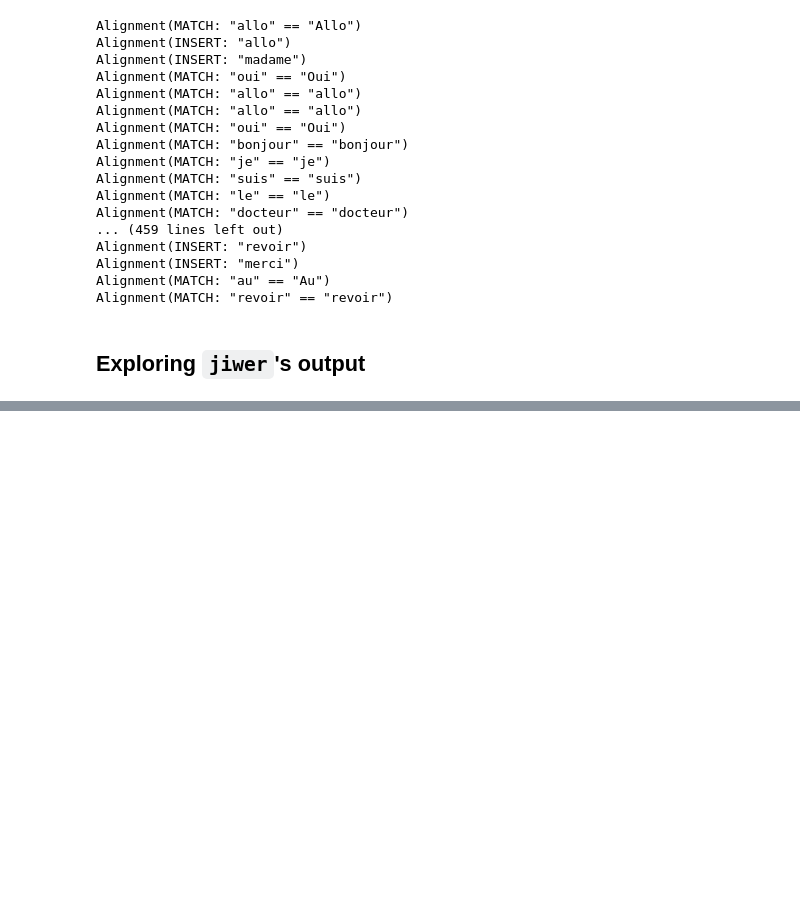
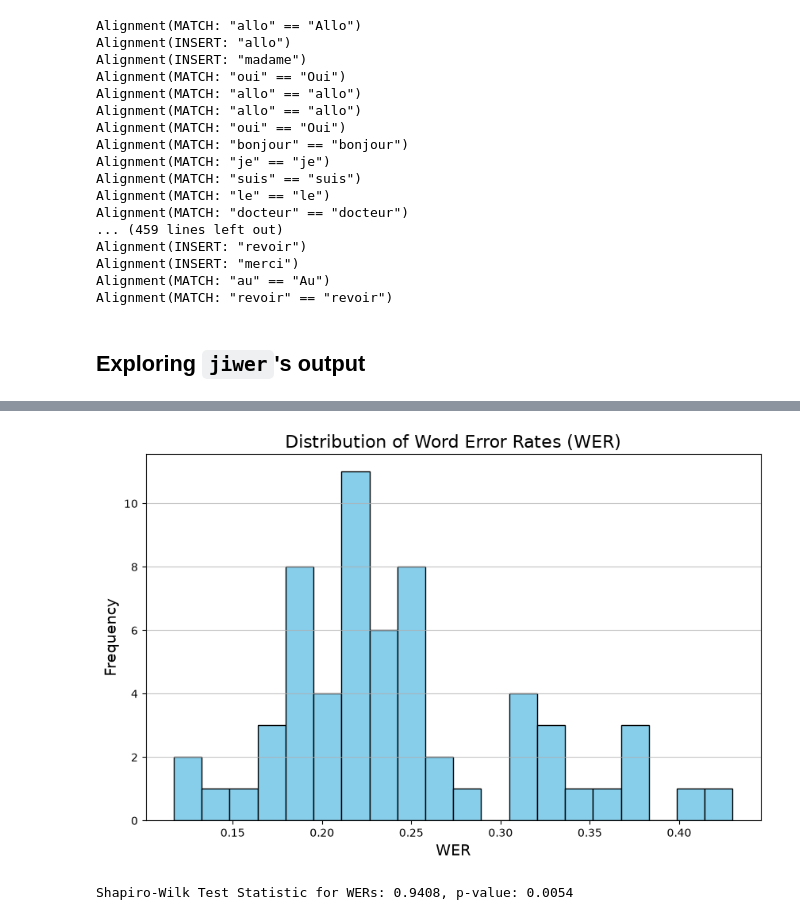
Before and after one commit to monicapsq/benchmarking_asr_medical, a Jupyter notebook: figuring_out.ipynb, the cells around one changed output, grey strips where cells are left out. Drawn from its saved outputs; the diff is of its cells as text; code cells hidden in the pictures; blank space fills up the shorter version.

```diff
--- a/figuring_out.ipynb
+++ b/figuring_out.ipynb
@@ -363,0 +487,4 @@ cer=23.54%
+# %%
+import pandas as pd
+df = pd.read_csv("simsamu/WERs_simsamu.csv")
+df
@@ -363,0 +519,21 @@ cer=23.54%
+# %%
+df.columns = df.columns.str.strip()
+wers = df['WER']
+
+plt.figure(figsize=(10, 6))
+plt.hist(wers, bins=20, color='skyblue', edgecolor='black')
+plt.title('Distribution of Word Error Rates (WER)', fontsize=16)
+plt.xlabel('WER', fontsize=14)
+plt.ylabel('Frequency', fontsize=14)
+plt.grid(axis='y', alpha=0.75)
+plt.show()
+# %% [output]
+[figure, added]
+# %%
+import scipy.stats as stats
+
+# Perform Shapiro-Wilk test for normality
+shapiro_test_wers = stats.shapiro(wers)
+print(f"Shapiro-Wilk Test Statistic for WERs: {shapiro_test_wers.statistic:.4f}, p-value: {shapiro_test_wers.pvalue:.4f}")
+# %% [output]
+Shapiro-Wilk Test Statistic for WERs: 0.9408, p-value: 0.0054
```
Also changed, not shown: parts of 29 cells of this notebook.
